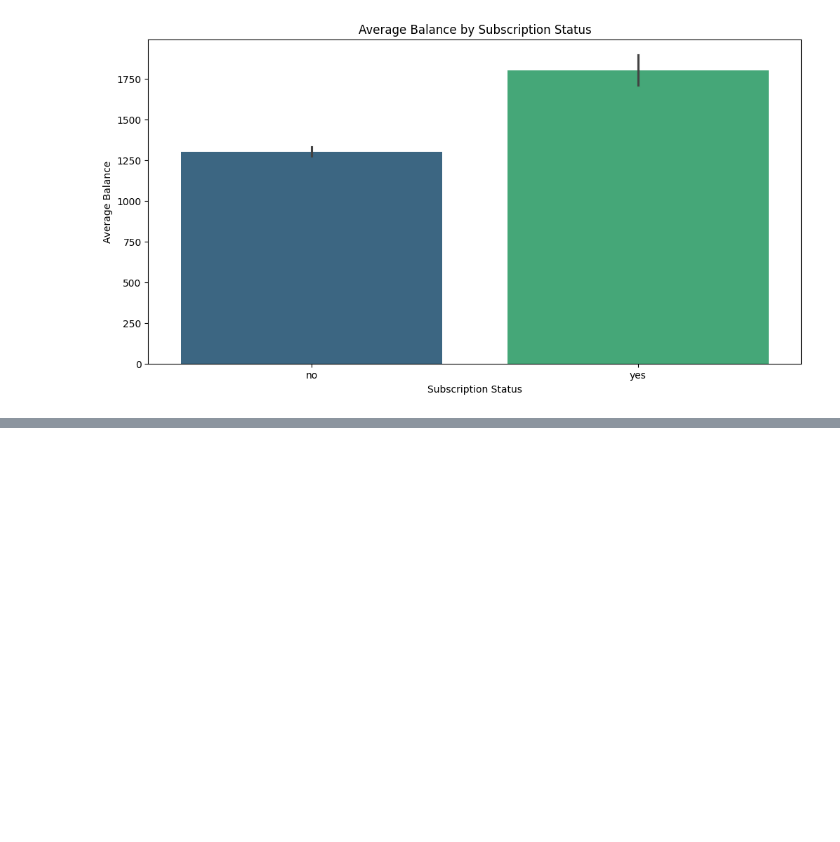
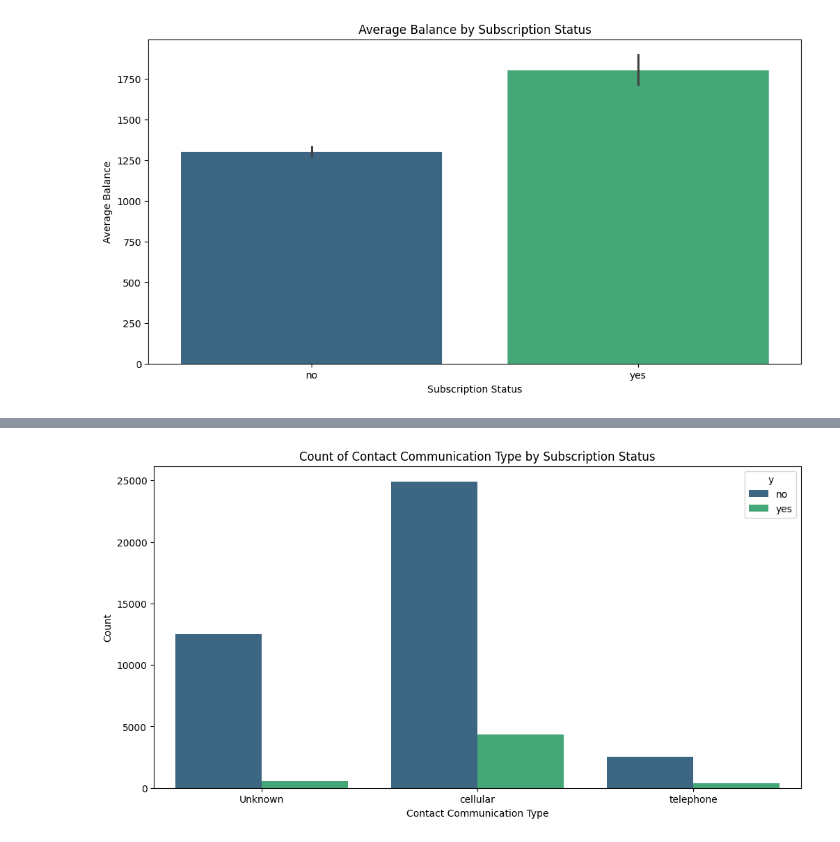
Before and after one commit to DenizBerkDemirag/bank-marketing, a Jupyter notebook: eda_analysis.ipynb, the cells around one changed output, grey strips where cells are left out. Saved outputs shown, nothing was run; the diff lists cells and outputs as text; code cells hidden in the pictures; blank space fills up the shorter version.

```diff
--- a/eda_analysis.ipynb
+++ b/eda_analysis.ipynb
@@ -263,0 +296,9 @@ Passing `palette` without assigning `hue` is deprecated and will be removed in v
+# %%
+plt.figure(figsize=(12, 6))
+sns.countplot(data=df, x='contact', hue='y', palette='viridis')
+plt.title('Count of Contact Communication Type by Subscription Status')
+plt.xlabel('Contact Communication Type')
+plt.ylabel('Count')
+plt.show()
+# %% [output]
+[figure, added]
```
Also changed, not shown: parts of 6 cells of this notebook.
